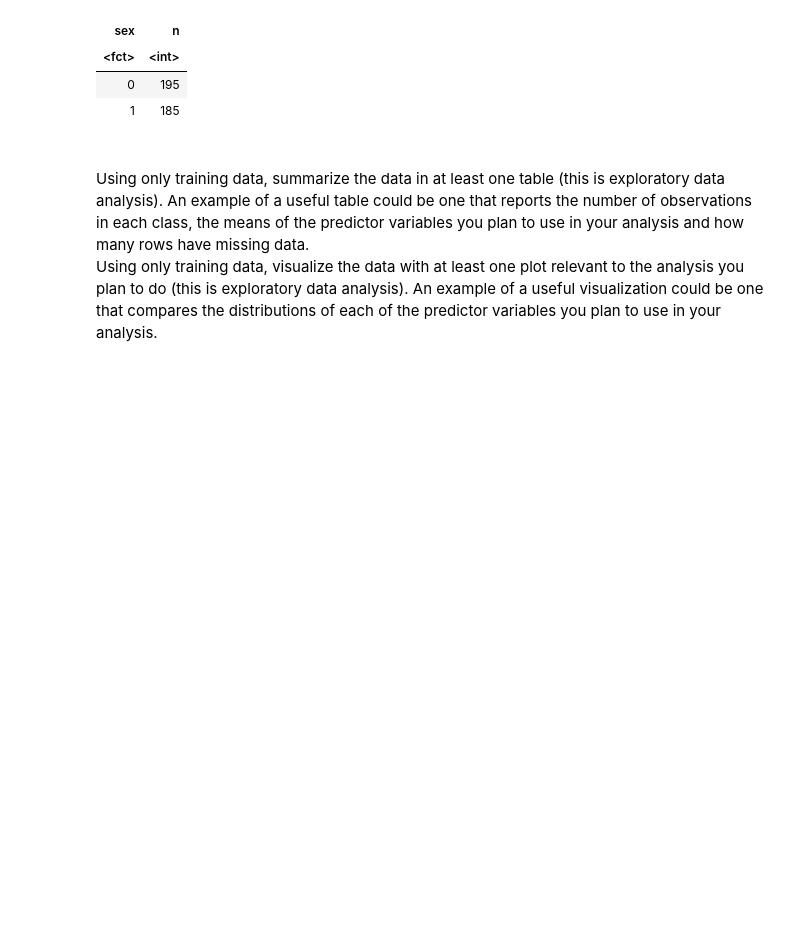
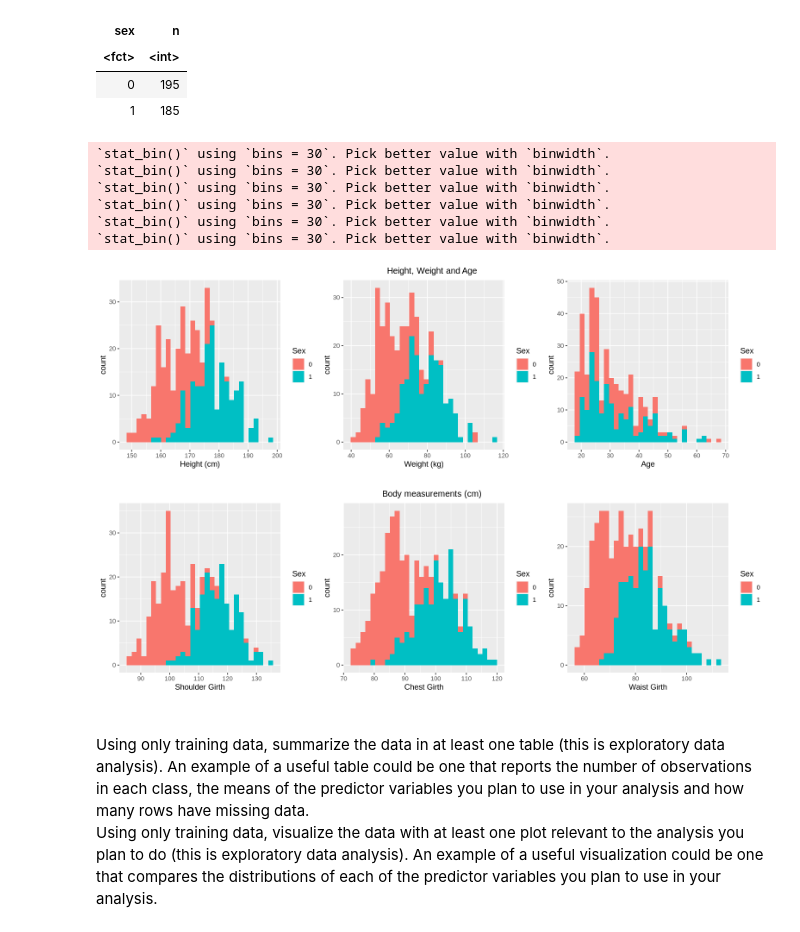
Before and after one commit to hansenlin05/DSCI-100_Project, a Jupyter notebook: Project Proposal.ipynb, the cells around one changed output. Cells and saved outputs as stored; diff of their text form; code cells hidden in the pictures; blank space fills up the shorter version.

Commit message:
Added histograms for visualisation

```diff
--- a/Project Proposal.ipynb
+++ b/Project Proposal.ipynb
@@ -61,7 +51,7 @@ A tibble: 6 × 25
 # %%
 # Tidying and organising the data
 bm_tidy <- bm_data |>
-            select(sho_gi, che_gi, wai_gi, hip_gi, thi_gi, bic_gi, age, wgt, hgt, sex)|>#selecting relevant columns
+            select(sho_gi, che_gi, wai_gi, age, wgt, hgt, sex)|>#selecting relevant columns
 mutate(sex = as.factor(sex))
 glimpse(bm_tidy)
 # %% [output]
@@ -148,6 +138,38 @@ A tibble: 2 × 2
 | <fct> | <int> |
 | 0 | 195 |
 | 1 | 185 |
+# %%
+# Data visualisation
+options(repr.plot.width=13, repr.plot.height=4)
+wgt_plot <- ggplot(bm_train, aes(x = wgt, fill = sex)) +
+    geom_histogram() +
+    labs(x = 'Weight (kg)', fill = 'Sex')
+hgt_plot <- ggplot(bm_train, aes(x = hgt, fill = sex)) +
+    geom_histogram() +
+    labs(x = 'Height (cm)', fill = 'Sex')
+age_plot <- ggplot(bm_train, aes(x = age, fill = sex)) +
+    geom_histogram() +
+    labs(x = 'Age', fill = 'Sex')
+sho_plot <- ggplot(bm_train, aes(x = sho_gi, fill = sex)) +
+    geom_histogram() +
+    labs(x = 'Shoulder Girth', fill = 'Sex')
+che_plot <- ggplot(bm_train, aes(x = che_gi, fill = sex)) +
+    geom_histogram() +
+    labs(x = 'Chest Girth', fill = 'Sex')
+wai_plot <- ggplot(bm_train, aes(x = wai_gi, fill = sex)) +
+    geom_histogram() +
+    labs(x = 'Waist Girth', fill = 'Sex')
+grid.arrange(hgt_plot, wgt_plot, age_plot, nrow = 1, top = 'Height, Weight and Age')
+grid.arrange(sho_plot, che_plot, wai_plot, nrow = 1, top = 'Body measurements (cm)')
+# %% [output]
+`stat_bin()` using `bins = 30`. Pick better value with `binwidth`.
+`stat_bin()` using `bins = 30`. Pick better value with `binwidth`.
+`stat_bin()` using `bins = 30`. Pick better value with `binwidth`.
+`stat_bin()` using `bins = 30`. Pick better value with `binwidth`.
+`stat_bin()` using `bins = 30`. Pick better value with `binwidth`.
+`stat_bin()` using `bins = 30`. Pick better value with `binwidth`.
+[figure, added]
+[figure, added]
 # %% [markdown]
 <br>Using only training data, summarize the data in at least one table (this is exploratory data analysis). An example of a useful table could be one that reports the number of observations in each class, the means of the predictor variables you plan to use in your analysis and how many rows have missing data.
 <br>Using only training data, visualize the data with at least one plot relevant to the analysis you plan to do (this is exploratory data analysis). An example of a useful visualization could be one that compares the distributions of each of the predictor variables you plan to use in your analysis.
```
Also changed, not shown: parts of 1 cell of this notebook.
